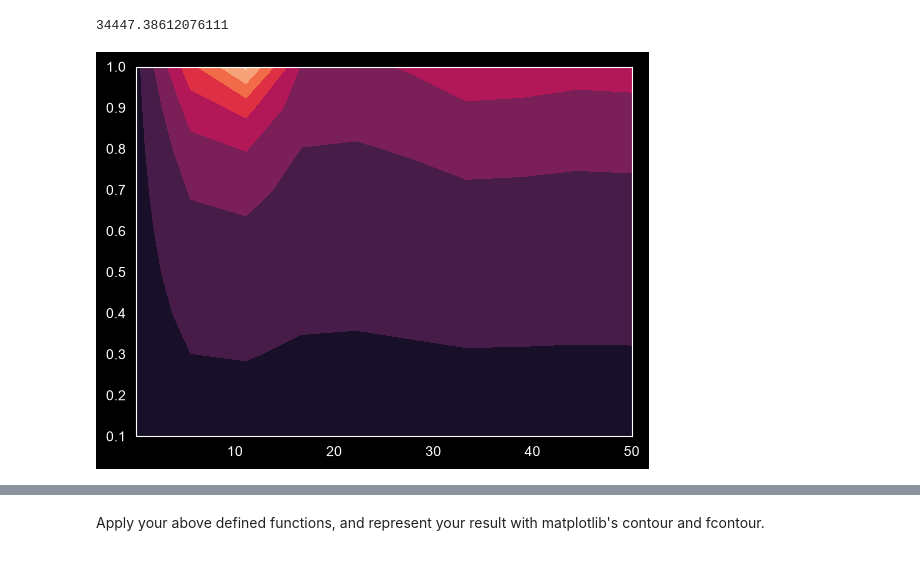
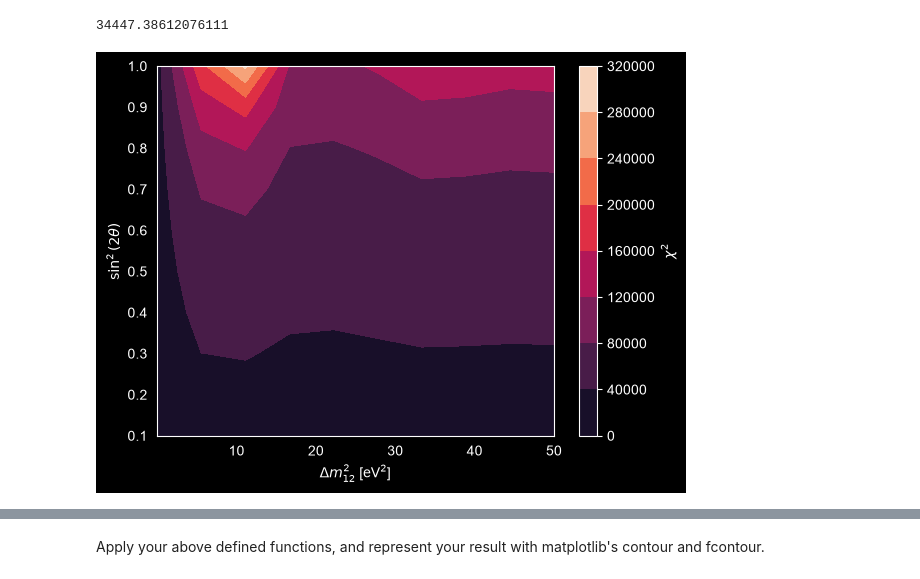
Before and after one commit to harrisonunwin/MicroBooNE_Lab, a Jupyter notebook: MainAnalysis_template.ipynb, the cells around one changed output, grey strips where cells are left out. Drawn from its saved outputs; the diff is of its cells as text; code cells hidden in the pictures.

Commit message:
improved readability of contour and chi_loop functions.

```diff
--- a/MainAnalysis_template.ipynb
+++ b/MainAnalysis_template.ipynb
@@ -675,7 +671,7 @@ print(CHI)
 from tqdm import tqdm_notebook
 # %%
 # Function that loops the above function across range of values of delM21 and sin^2(2theta)
-def contour():
+def chi_loop():
     dm = np.linspace(0.001,50,10)
     sin2theta = np.linspace(0.1,1,10)
     chi_grid = np.zeros((len(sin2theta), len(dm)))
@@ -686,11 +682,20 @@ def contour():
             oscillate(MC_after, j, i)
             chi_grid[a, b] = chi2(MC_after, oscillated_cut)
 
-    ax = plt.contourf(dm,sin2theta,chi_grid)
-    plt.show(ax)
-
-contour()
+    return dm, sin2theta, chi_grid
-# %% [output]
-[figure, removed]
 # %%
 # plot contourf function and find minimum!
+
+X, Y, Z = chi_loop()
+
+def contour_plot():
+
+    fig, ax = plt.subplots()
+    shading = ax.contourf(X, Y, Z)
+    fig.colorbar(shading, label=r"$\chi^2$")
+    ax.set(xlabel=r"$\Delta m^2_{12}$ [eV$^2$]", ylabel=r"$\sin^2(2\theta)$")
+    plt.show()
+
+contour_plot()
+# %% [output]
+[figure, added]
```
Also changed, not shown: parts of 2 cells of this notebook.
